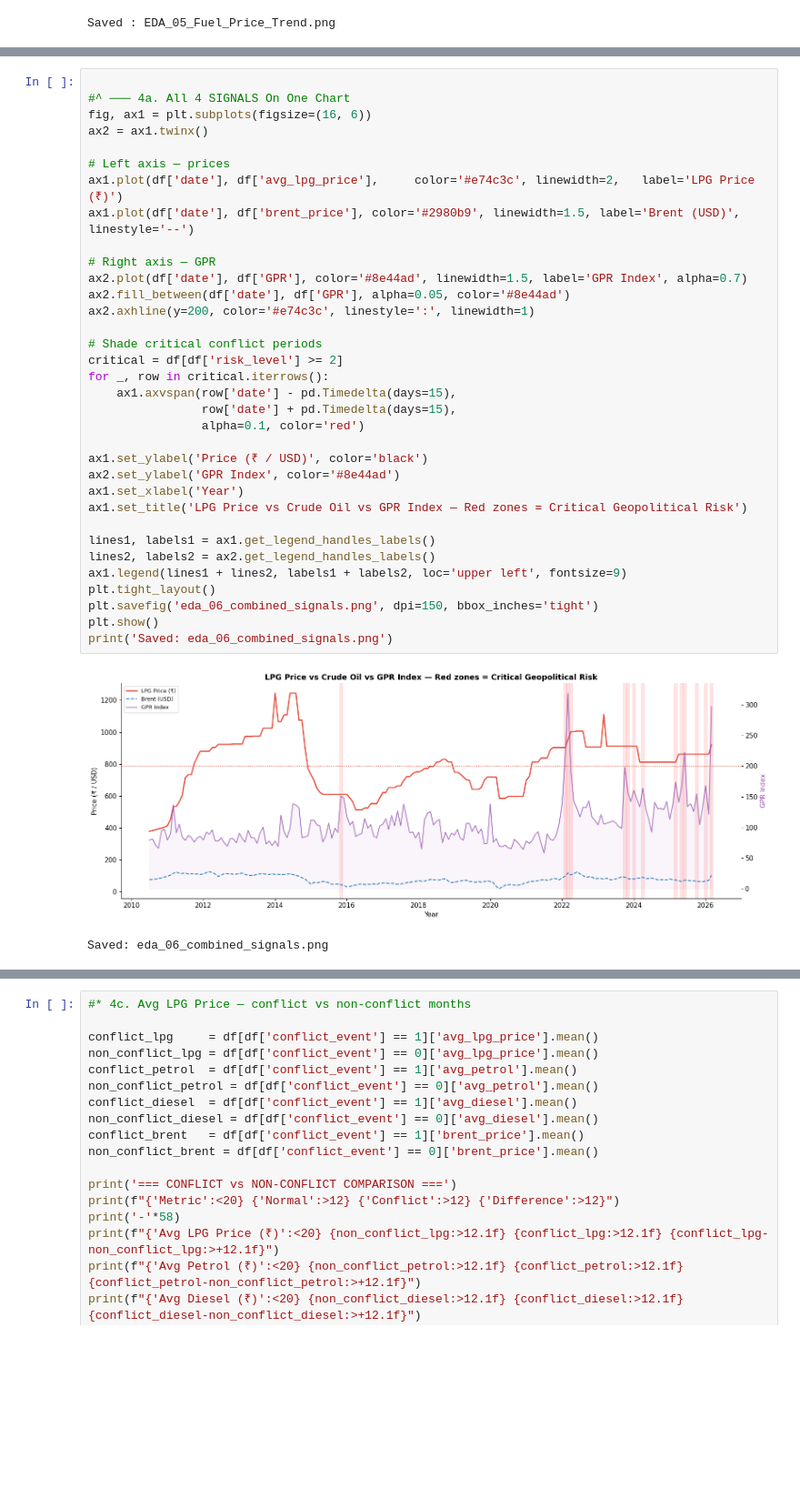
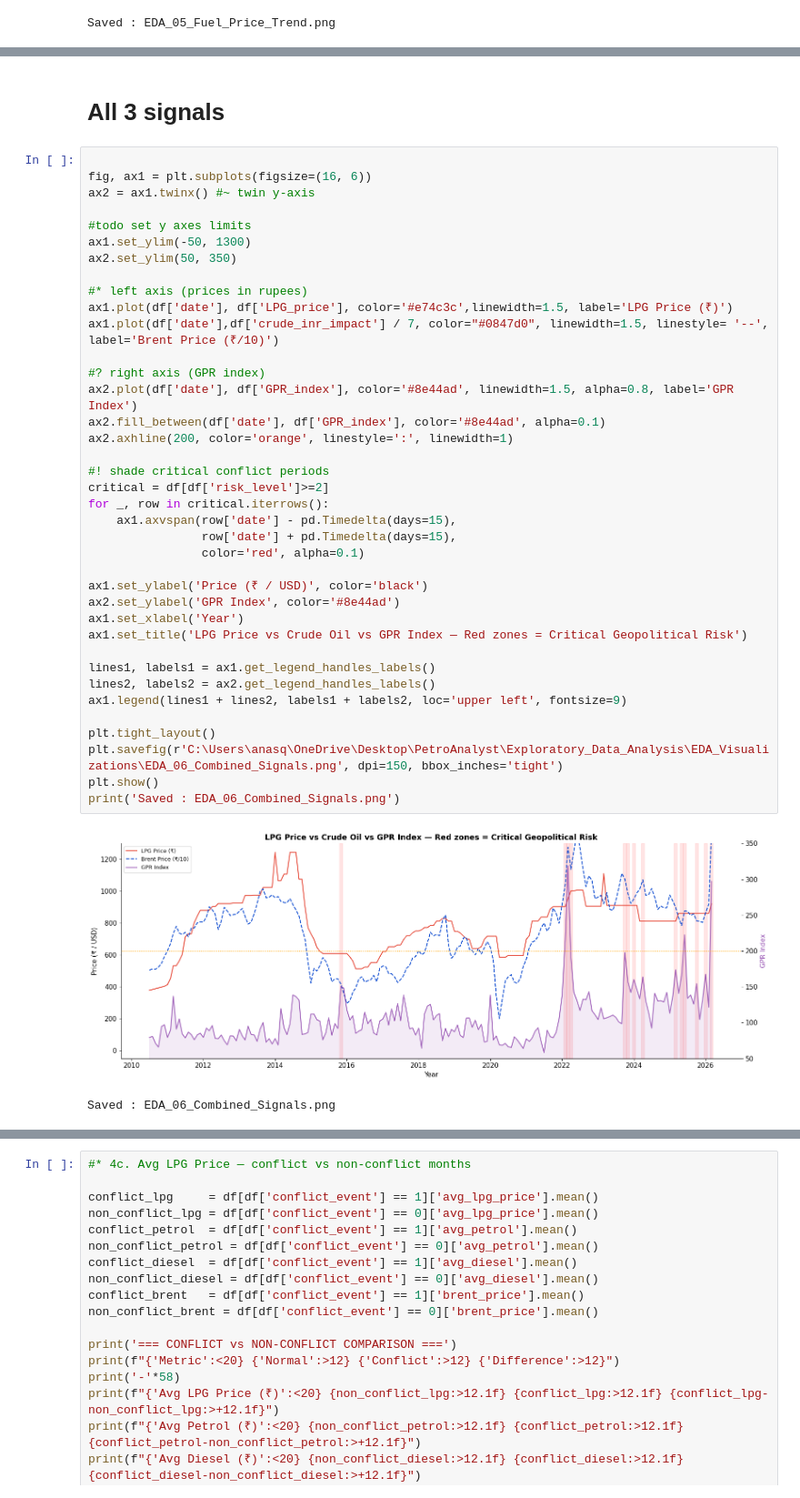
Before and after one commit to Anas-Quazi/Petro-Analyst, a Jupyter notebook: Exploratory_Data_Analysis/eda.ipynb, the cells around one changed output, grey strips where cells are left out. Shown at 91% size. Drawn from its saved outputs; the diff is of its cells as text; blank space fills up the shorter version.

Commit message:
Visualization: Visualize conflict impacts on LPG pricing

```diff
--- a/Exploratory_Data_Analysis/eda.ipynb
+++ b/Exploratory_Data_Analysis/eda.ipynb
@@ -293,37 +293,43 @@ Saved : EDA_05_Fuel_Price_Trend.png
-# %%
-
-#^ ─── 4a. All 4 SIGNALS On One Chart
-fig, ax1 = plt.subplots(figsize=(16, 6))
-ax2 = ax1.twinx()
-
-# Left axis — prices
-ax1.plot(df['date'], df['avg_lpg_price'],     color='#e74c3c', linewidth=2,   label='LPG Price (₹)')
-ax1.plot(df['date'], df['brent_price'], color='#2980b9', linewidth=1.5, label='Brent (USD)', linestyle='--')
-
-# Right axis — GPR
-ax2.plot(df['date'], df['GPR'], color='#8e44ad', linewidth=1.5, label='GPR Index', alpha=0.7)
-ax2.fill_between(df['date'], df['GPR'], alpha=0.05, color='#8e44ad')
-ax2.axhline(y=200, color='#e74c3c', linestyle=':', linewidth=1)
-
-# Shade critical conflict periods
-critical = df[df['risk_level'] >= 2]
-for _, row in critical.iterrows():
-    ax1.axvspan(row['date'] - pd.Timedelta(days=15),
-                row['date'] + pd.Timedelta(days=15),
-                alpha=0.1, color='red')
-
-ax1.set_ylabel('Price (₹ / USD)', color='black')
-ax2.set_ylabel('GPR Index', color='#8e44ad')
-ax1.set_xlabel('Year')
-ax1.set_title('LPG Price vs Crude Oil vs GPR Index — Red zones = Critical Geopolitical Risk')
-
-lines1, labels1 = ax1.get_legend_handles_labels()
-lines2, labels2 = ax2.get_legend_handles_labels()
-ax1.legend(lines1 + lines2, labels1 + labels2, loc='upper left', fontsize=9)
-plt.tight_layout()
-plt.savefig('eda_06_combined_signals.png', dpi=150, bbox_inches='tight')
-plt.show()
-print('Saved: eda_06_combined_signals.png')
-# %% [output]
-[figure, removed]
-Saved: eda_06_combined_signals.png
+# %% [markdown]
+# All 3 signals
+# %%
+
+fig, ax1 = plt.subplots(figsize=(16, 6))
+ax2 = ax1.twinx() #~ twin y-axis
+
+#todo set y axes limits
+ax1.set_ylim(-50, 1300)
+ax2.set_ylim(50, 350)
+
+#* left axis (prices in rupees)
+ax1.plot(df['date'], df['LPG_price'], color='#e74c3c',linewidth=1.5, label='LPG Price (₹)')
+ax1.plot(df['date'],df['crude_inr_impact'] / 7, color="#0847d0", linewidth=1.5, linestyle= '--', label='Brent Price (₹/10)')
+
+#? right axis (GPR index)
+ax2.plot(df['date'], df['GPR_index'], color='#8e44ad', linewidth=1.5, alpha=0.8, label='GPR Index')
+ax2.fill_between(df['date'], df['GPR_index'], color='#8e44ad', alpha=0.1)
+ax2.axhline(200, color='orange', linestyle=':', linewidth=1)
+
+#! shade critical conflict periods
+critical = df[df['risk_level']>=2]
+for _, row in critical.iterrows():
+    ax1.axvspan(row['date'] - pd.Timedelta(days=15),
+                row['date'] + pd.Timedelta(days=15),
+                color='red', alpha=0.1)
+
+ax1.set_ylabel('Price (₹ / USD)', color='black')
+ax2.set_ylabel('GPR Index', color='#8e44ad')
+ax1.set_xlabel('Year')
+ax1.set_title('LPG Price vs Crude Oil vs GPR Index — Red zones = Critical Geopolitical Risk')
+
+lines1, labels1 = ax1.get_legend_handles_labels()
+lines2, labels2 = ax2.get_legend_handles_labels()
+ax1.legend(lines1 + lines2, labels1 + labels2, loc='upper left', fontsize=9)
+
+plt.tight_layout()
+plt.savefig(r'C:\Users\anasq\OneDrive\Desktop\PetroAnalyst\Exploratory_Data_Analysis\EDA_Visualizations\EDA_06_Combined_Signals.png', dpi=150, bbox_inches='tight')
+plt.show()
+print('Saved : EDA_06_Combined_Signals.png')
+# %% [output]
+[figure, added]
+Saved : EDA_06_Combined_Signals.png
```
Also changed, not shown: parts of 4 cells of this notebook.
